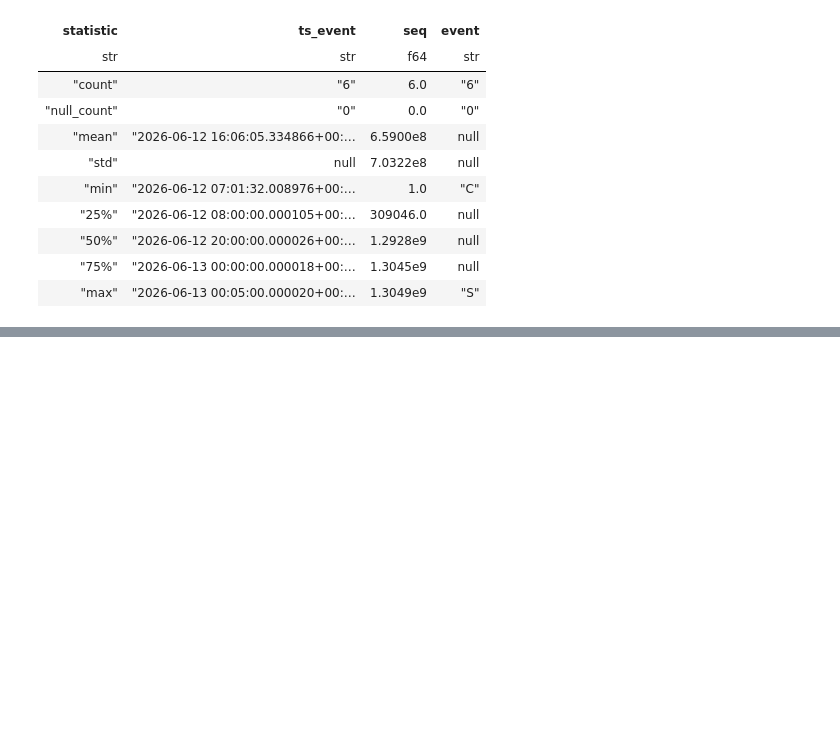
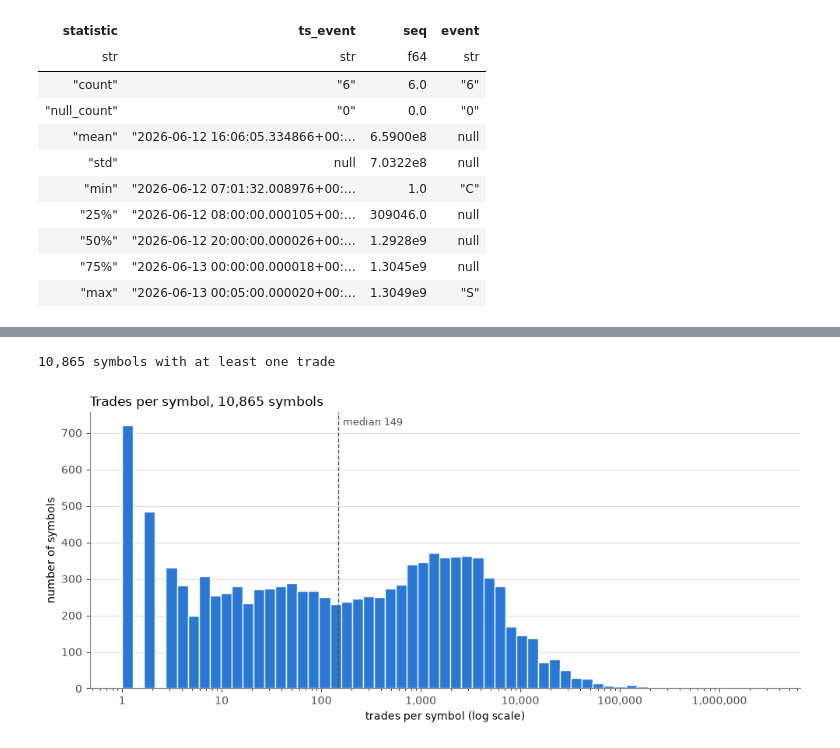
Before and after one commit to Murlokich/Dixchange, a Jupyter notebook: nasdaq-data/eda.ipynb, the cells around one changed output, grey strips where cells are left out. Saved outputs shown, nothing was run; the diff lists cells and outputs as text; code cells hidden in the pictures; blank space fills up the shorter version.

```diff
--- a/nasdaq-data/eda.ipynb
+++ b/nasdaq-data/eda.ipynb
@@ -415,0 +459,49 @@ shape: (12_782, 3)
+# %%
+# Continuous-trading executions only: E and printable C (displayed orders), P (hidden orders).
+# Q (one bulk print per auction cross) is left out; there are no broken (B) trades on this day.
+trades_per_symbol = (
+    trades
+    .filter(pl.col("kind").is_in(["E", "C", "P"]))
+    .group_by("locate")
+    .agg(
+        pl.len().alias("trades"),
+        pl.col("kind").is_in(["E", "C"]).sum().alias("displayed"),
+        (pl.col("kind") == "P").sum().alias("hidden"),
+    )
+    .join(symbols.select("locate", "symbol"), on="locate", how="left")
+    .select("symbol", "locate", "trades", "displayed", "hidden")
+    .sort("trades", descending=True)
+    .collect(engine="streaming")
+)
+print(f"{trades_per_symbol.height:,} symbols with at least one trade")
+# %% [output]
+10,865 symbols with at least one trade
+# %%
+trade_counts = trades_per_symbol["trades"].to_numpy()
+median = np.median(trade_counts)
+bins = np.logspace(0, np.log10(trade_counts.max()) + 0.1, 60)  # log-spaced: counts range from 1 to 2.4M
+
+fig, ax = plt.subplots(figsize=(10, 4.5))
+ax.hist(trade_counts, bins=bins, color="#2a78d6", edgecolor="#fcfcfb", linewidth=1)
+ax.axvline(median, color="#52514e", linewidth=1, linestyle="--")
+ax.annotate(
+    f"median {median:,.0f}",
+    xy=(median, 1), xycoords=("data", "axes fraction"),
+    xytext=(4, -4), textcoords="offset points", va="top", fontsize=9, color="#52514e",
+)
+ax.set_xscale("log")
+ax.xaxis.set_major_formatter(FuncFormatter(lambda x, _: f"{x:,.0f}"))
+ax.set_xlabel("trades per symbol (log scale)")
+ax.set_ylabel("number of symbols")
+ax.set_title(f"Trades per symbol, {len(trade_counts):,} symbols", loc="left")
+ax.grid(axis="y", color="#e1e0d9", linewidth=0.8)
+ax.set_axisbelow(True)
+for side in ("top", "right"):
+    ax.spines[side].set_visible(False)
+for side in ("left", "bottom"):
+    ax.spines[side].set_color("#898781")
+ax.tick_params(colors="#52514e")
+fig.tight_layout()
+plt.show()
+# %% [output]
+[figure, added]
```
Also changed, not shown: parts of 19 cells of this notebook, 1 other file.
